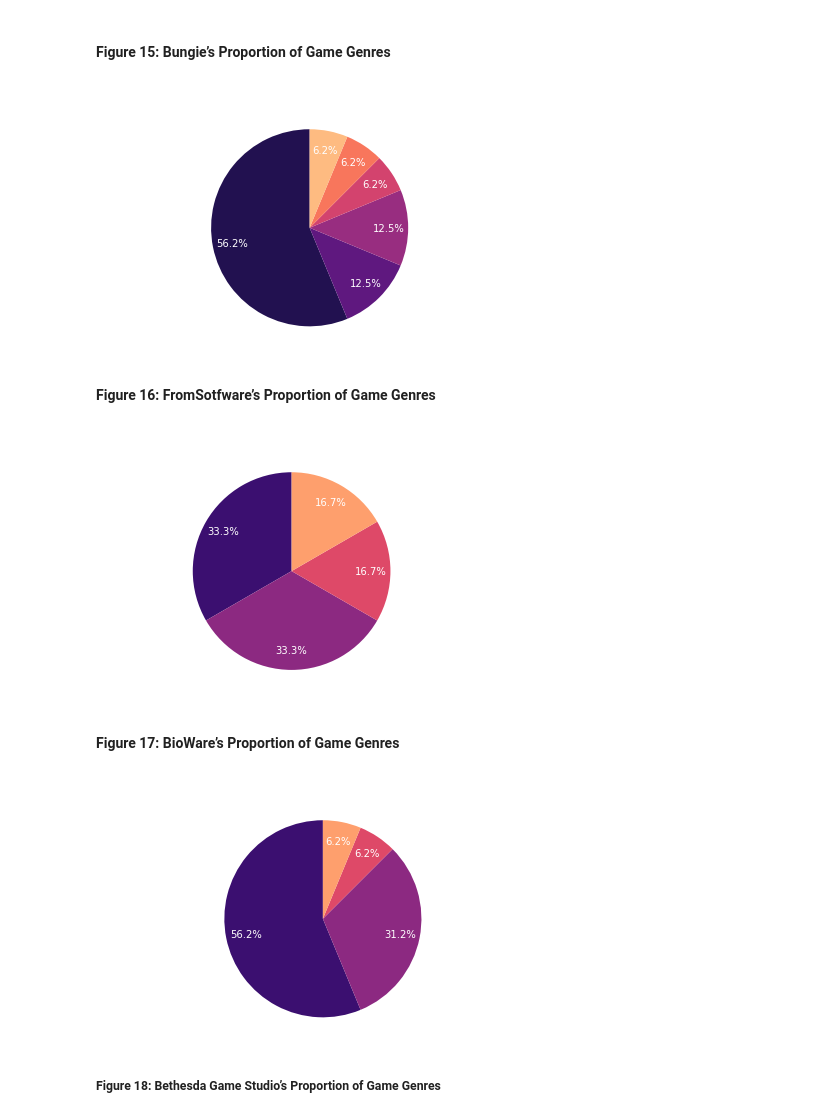
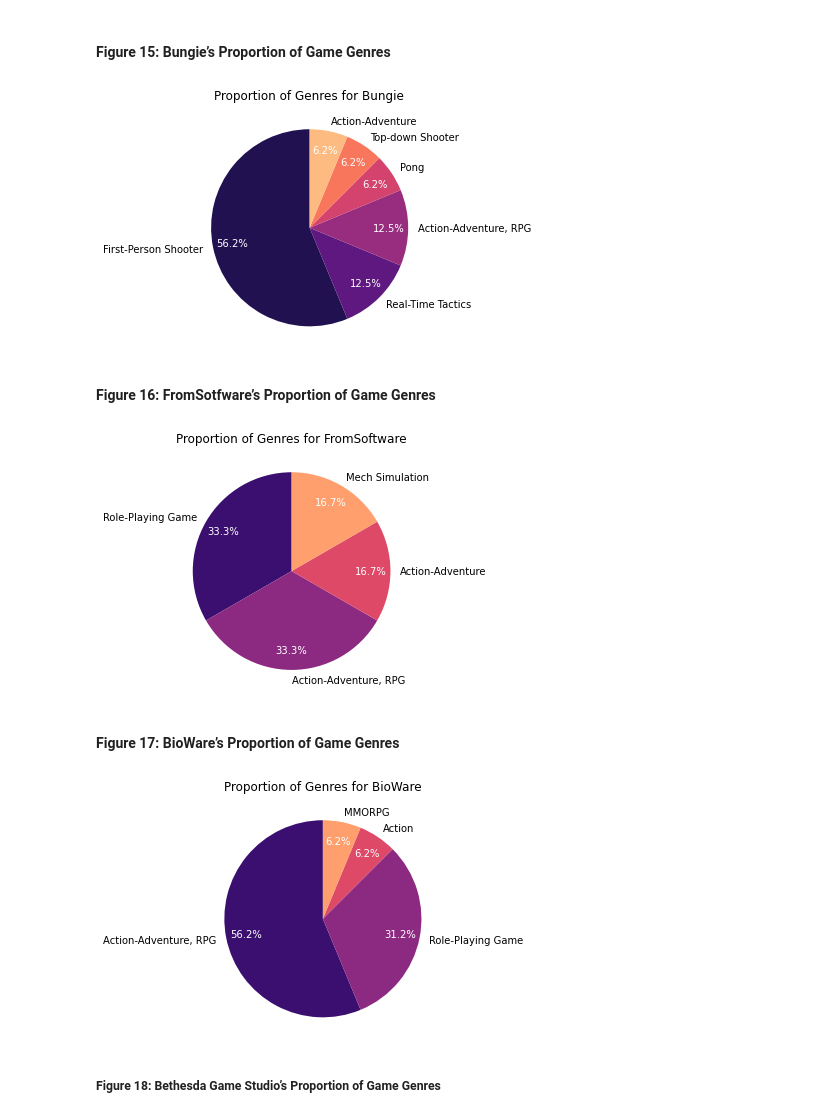
Before and after one commit to Arizona3000/FinalThesis, a Jupyter notebook: Thesis.ipynb, the cells around one changed output. Cells and saved outputs as stored; diff of their text form; code cells hidden in the pictures.

```diff
--- a/Thesis.ipynb
+++ b/Thesis.ipynb
@@ -309,19 +309,19 @@ plt.show()
 # %%
 genre_counts = bungie_genre['Genre'].value_counts()
 
 colors = sns.color_palette("magma", len(genre_counts))
 
 fig, ax = plt.subplots()
 wedges, texts, autotexts = ax.pie(genre_counts, labels=genre_counts.index, autopct="%.1f%%", startangle=90, colors=colors, labeldistance=1.1, pctdistance=0.8)
 
-plt.setp(texts, color='white')
+#plt.setp(texts, color='white')
 plt.setp(autotexts, color='white')
 ax.axis('equal')
-plt.title("Proportion of Genres for Bungie", pad=20, color='white')
+plt.title("Proportion of Genres for Bungie", pad=20) # (... color='white') for white title
 
 plt.show()
 # %% [output]
-[figure, old version]
+[figure, new version]
 # %% [markdown]
 #### Figure 16: FromSotfware’s Proportion of Game Genres
 # %%
@@ -331,14 +331,14 @@ colors = sns.color_palette("magma", len(genre_counts))
 fig, ax = plt.subplots()
 wedges, texts, autotexts = ax.pie(genre_counts, labels=genre_counts.index, autopct="%.1f%%", startangle=90, colors=colors, labeldistance=1.1, pctdistance=0.8)
 
-plt.setp(texts, color='white')
+#plt.setp(texts, color='white')
 plt.setp(autotexts, color='white')
 ax.axis('equal')
-plt.title("Proportion of Genres for FromSoftware", pad=20, color='white')
+plt.title("Proportion of Genres for FromSoftware", pad=20) # (... color='white') for white title
 
 plt.show()
 # %% [output]
-[figure, old version]
+[figure, new version]
 # %% [markdown]
 #### Figure 17: BioWare’s Proportion of Game Genres
 # %%
@@ -348,14 +348,14 @@ colors = sns.color_palette("magma", len(genre_counts))
 fig, ax = plt.subplots()
 wedges, texts, autotexts = ax.pie(genre_counts, labels=genre_counts.index, autopct="%.1f%%", startangle=90, colors=colors, labeldistance=1.1, pctdistance=0.8)
 
-plt.setp(texts, color='white')
+#plt.setp(texts, color='white')
 plt.setp(autotexts, color='white')
 ax.axis('equal')
-plt.title("Proportion of Genres for BioWare", pad=20, color='white')
+plt.title("Proportion of Genres for BioWare", pad=20) # (... color='white') for white title
 
 plt.show()
 # %% [output]
-[figure, old version]
+[figure, new version]
 # %% [markdown]
 ##### Figure 18: Bethesda Game Studio’s Proportion of Game Genres
 # %%
```
Also changed, not shown: parts of 7 cells of this notebook.
